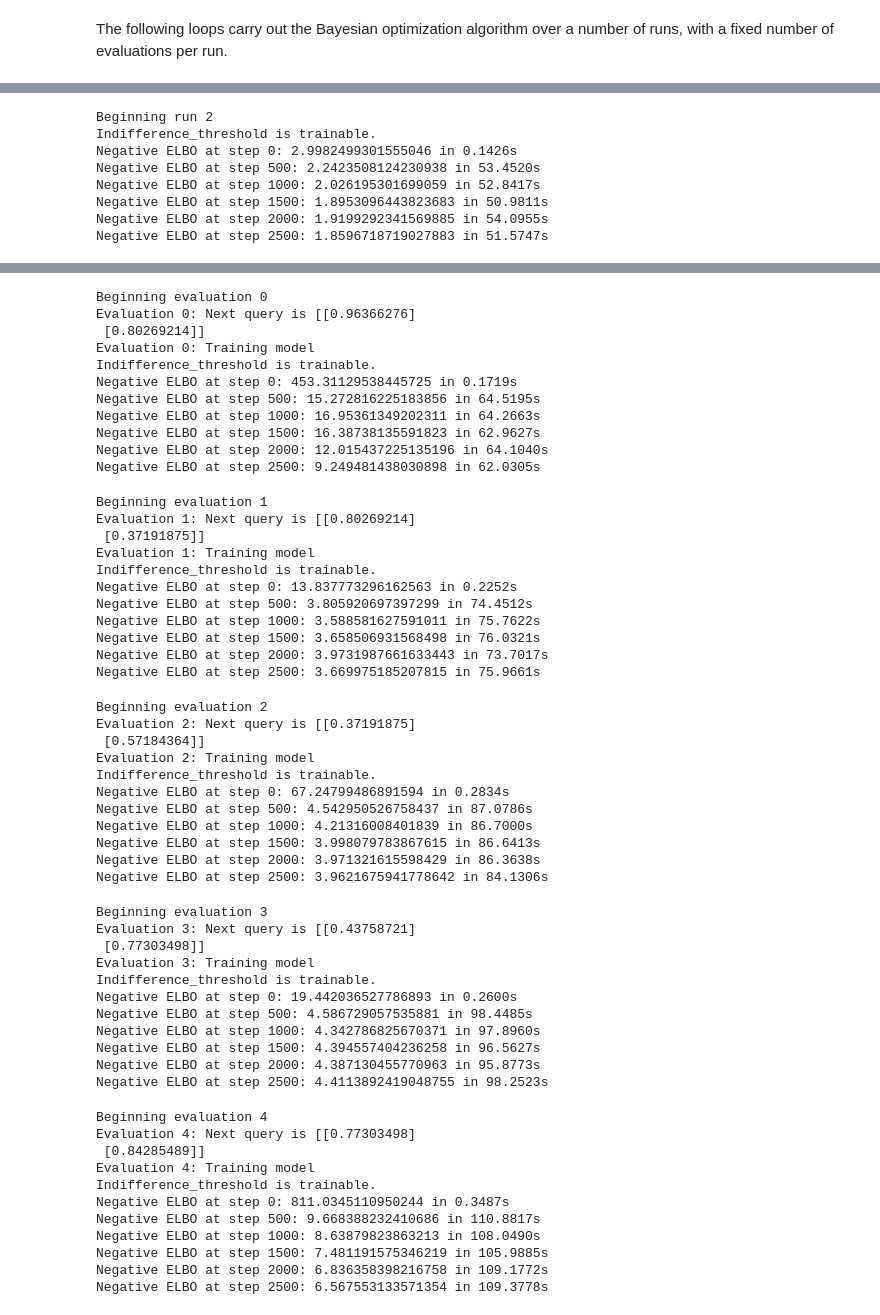
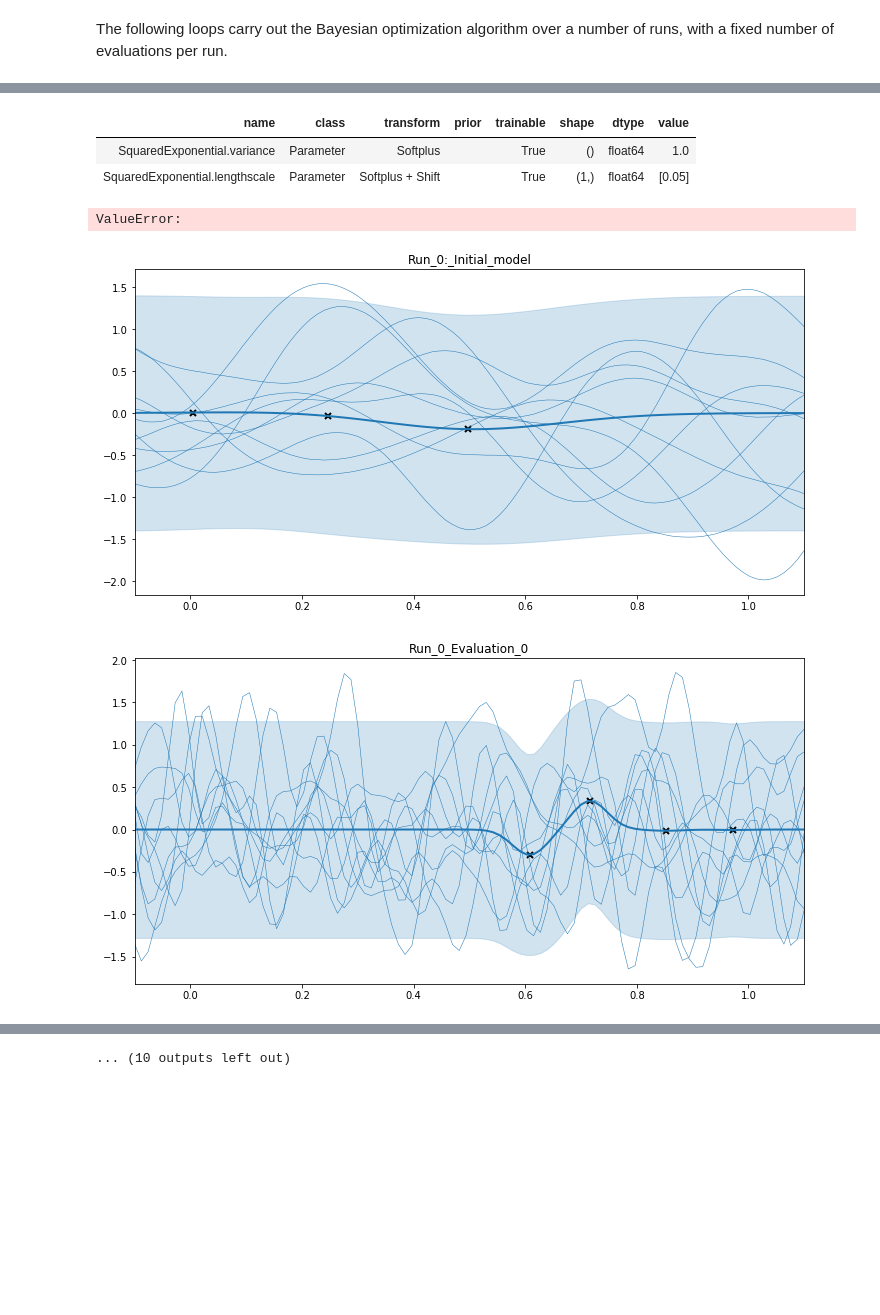
Before and after one commit to sebtsh/Top-k-Ranking-Bayesian-Optimization, a Jupyter notebook: notebooks/RANDOM/PBO_RANDOM_Forr.ipynb, the cells around one changed output, grey strips where cells are left out. Drawn from its saved outputs; the diff is of its cells as text; code cells hidden in the pictures; blank space fills up the shorter version.

```diff
--- a/notebooks/RANDOM/PBO_RANDOM_Forr.ipynb
+++ b/notebooks/RANDOM/PBO_RANDOM_Forr.ipynb
@@ -140,11 +140,6 @@ num_data_at_end = int((num_init_points-1) * num_init_points / 2 + num_evals)
 X_results = np.zeros([num_runs, num_data_at_end, num_choices, input_dims])
 y_results = np.zeros([num_runs, num_data_at_end, 1, input_dims])
 best_guess_results = np.zeros([num_runs, num_evals, input_dims])
-# %%
-y_results = np.zeros([num_runs, num_data_at_end, 1, input_dims])  # REMOVE LATER
-# %%
-X_results[0] = X
-y_results[0] = y
 # %% [markdown]
 Create the initial values for each run:
 # %%
@@ -162,7 +157,7 @@ for run in range(num_runs):
 # %% [markdown]
 The following loops carry out the Bayesian optimization algorithm over a number of runs, with a fixed number of evaluations per run.
 # %%
-for run in range(1, num_runs):
+for run in range(num_runs):
     print("Beginning run %s" % (run))
 
     X = init_vals[run]
@@ -218,8 +213,6 @@ Negative ELBO at step 2500: 1351.4535607909004 in 275.1007s
+| name | class | transform | prior | trainable | shape | dtype | value |
+| SquaredExponential.variance | Parameter | Softplus |  | True | () | float64 | 1.0 |
+| SquaredExponential.lengthscale | Parameter | Softplus + Shift |  | True | (1,) | float64 | [0.05] |
-Beginning run 2
-Indifference_threshold is trainable.
-Negative ELBO at step 0: 2.9982499301555046 in 0.1426s
-Negative ELBO at step 500: 2.2423508124230938 in 53.4520s
-Negative ELBO at step 1000: 2.026195301699059 in 52.8417s
-Negative ELBO at step 1500: 1.8953096443823683 in 50.9811s
-Negative ELBO at step 2000: 1.9199292341569885 in 54.0955s
-Negative ELBO at step 2500: 1.8596718719027883 in 51.5747s
+ValueError:
+[figure, added]
+[figure, added]
@@ -226,55 +226 @@ Negative ELBO at step 2500: 1.8596718719027883 in 51.5747s
-Beginning evaluation 0
-Evaluation 0: Next query is [[0.96366276]
- [0.80269214]]
-Evaluation 0: Training model
-Indifference_threshold is trainable.
-Negative ELBO at step 0: 453.31129538445725 in 0.1719s
-Negative ELBO at step 500: 15.272816225183856 in 64.5195s
-Negative ELBO at step 1000: 16.95361349202311 in 64.2663s
-Negative ELBO at step 1500: 16.38738135591823 in 62.9627s
-Negative ELBO at step 2000: 12.015437225135196 in 64.1040s
-Negative ELBO at step 2500: 9.249481438030898 in 62.0305s
+... (10 outputs left out)
-Beginning evaluation 1
-Evaluation 1: Next query is [[0.80269214]
- [0.37191875]]
-Evaluation 1: Training model
-Indifference_threshold is trainable.
-Negative ELBO at step 0: 13.837773296162563 in 0.2252s
-Negative ELBO at step 500: 3.805920697397299 in 74.4512s
-Negative ELBO at step 1000: 3.588581627591011 in 75.7622s
-Negative ELBO at step 1500: 3.658506931568498 in 76.0321s
-Negative ELBO at step 2000: 3.9731987661633443 in 73.7017s
-Negative ELBO at step 2500: 3.669975185207815 in 75.9661s
-Beginning evaluation 2
-Evaluation 2: Next query is [[0.37191875]
- [0.57184364]]
-Evaluation 2: Training model
-Indifference_threshold is trainable.
-Negative ELBO at step 0: 67.24799486891594 in 0.2834s
-Negative ELBO at step 500: 4.542950526758437 in 87.0786s
-Negative ELBO at step 1000: 4.21316008401839 in 86.7000s
-Negative ELBO at step 1500: 3.998079783867615 in 86.6413s
-Negative ELBO at step 2000: 3.971321615598429 in 86.3638s
-Negative ELBO at step 2500: 3.9621675941778642 in 84.1306s
-Beginning evaluation 3
-Evaluation 3: Next query is [[0.43758721]
- [0.77303498]]
-Evaluation 3: Training model
-Indifference_threshold is trainable.
-Negative ELBO at step 0: 19.442036527786893 in 0.2600s
-Negative ELBO at step 500: 4.586729057535881 in 98.4485s
-Negative ELBO at step 1000: 4.342786825670371 in 97.8960s
-Negative ELBO at step 1500: 4.394557404236258 in 96.5627s
-Negative ELBO at step 2000: 4.387130455770963 in 95.8773s
-Negative ELBO at step 2500: 4.4113892419048755 in 98.2523s
-Beginning evaluation 4
-Evaluation 4: Next query is [[0.77303498]
- [0.84285489]]
-Evaluation 4: Training model
-Indifference_threshold is trainable.
-Negative ELBO at step 0: 811.0345110950244 in 0.3487s
-Negative ELBO at step 500: 9.668388232410686 in 110.8817s
-Negative ELBO at step 1000: 8.63879823863213 in 108.0490s
-Negative ELBO at step 1500: 7.481191575346219 in 105.9885s
-Negative ELBO at step 2000: 6.836358398216758 in 109.1772s
-Negative ELBO at step 2500: 6.567553133571354 in 109.3778s
```
Also changed, not shown: parts of 18 cells of this notebook, 7 other files.
